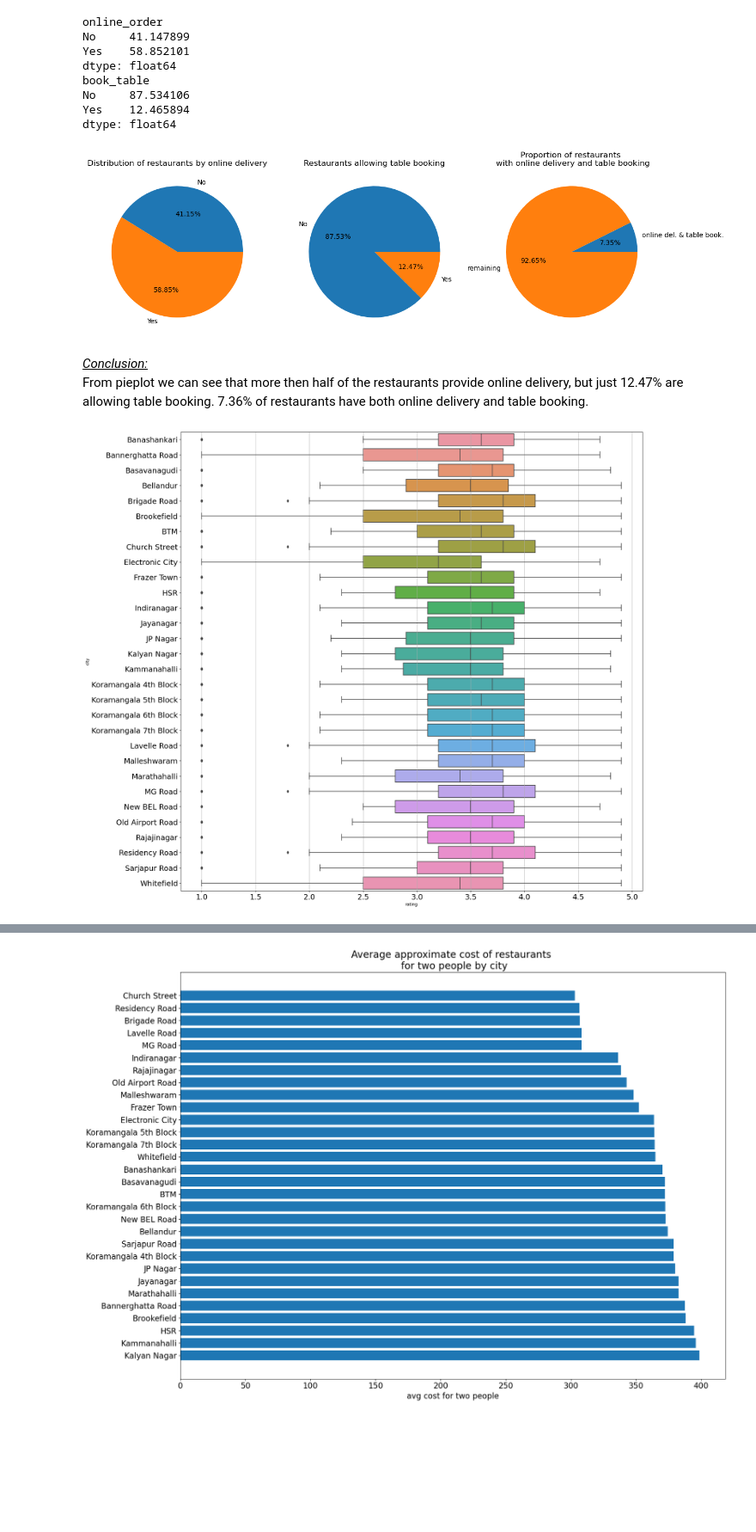
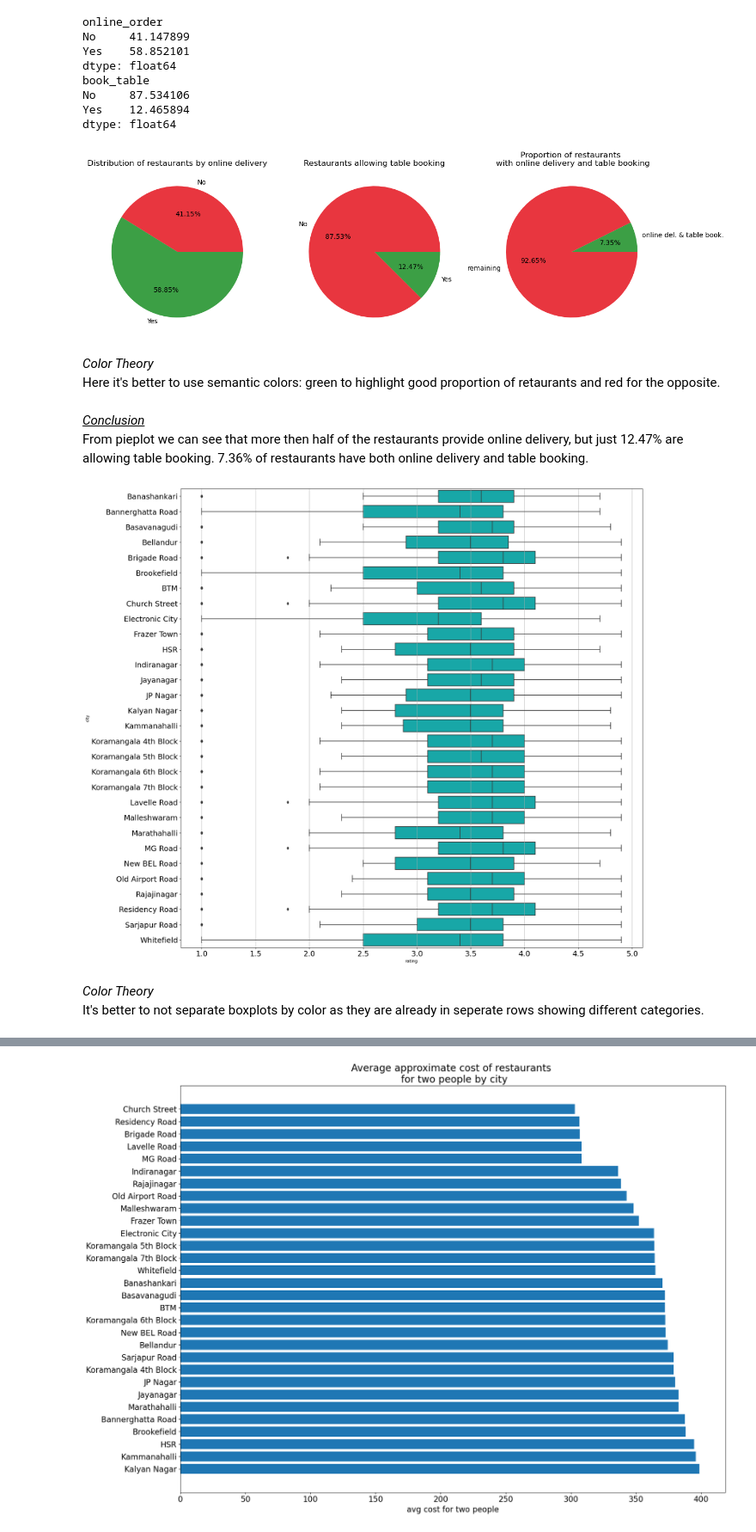
Before and after one commit to DianSim/zomato, a Jupyter notebook: zomato_EDA.ipynb, the cells around one changed output, grey strips where cells are left out. Shown at 86% size. Cells and saved outputs as stored; diff of their text form; code cells hidden in the pictures; blank space fills up the shorter version.

Commit message:
Improvement of colors of existing graphs

```diff
--- a/zomato_EDA.ipynb
+++ b/zomato_EDA.ipynb
@@ -510,14 +510,17 @@ dtype: float64
 # %%
 fig, (ax1, ax2, ax3) = plt.subplots(1, 3, figsize = (15, 6))
 
-ax1.pie(x = rest_online_order_distr, labels = rest_online_order_distr.index, autopct = "%.2f%%")
-ax2.pie(x = rest_table_booking_distr, labels = rest_table_booking_distr.index, autopct = "%.2f%%")
-ax3.pie(x=[crest_onln_del_tbl_bk, zmt.shape[0]-crest_onln_del_tbl_bk], labels=['online del. & table book.', 'remaining'], autopct = "%.2f%%")
+ax1.pie(x = rest_online_order_distr, labels = rest_online_order_distr.index, colors = ['#e3000bc9', '#078513c9'], autopct = "%.2f%%")
+ax2.pie(x = rest_table_booking_distr, labels = rest_table_booking_distr.index, colors = ['#e3000bc9', '#078513c9'], autopct = "%.2f%%")
+ax3.pie(x=[crest_onln_del_tbl_bk, zmt.shape[0]-crest_onln_del_tbl_bk], labels=['online del. & table book.', 'remaining'], colors = ['#078513c9', '#e3000bc9'], autopct = "%.2f%%")
 ax1.set_title('Distribution of restaurants by online delivery', fontdict={'fontsize':12})
 ax2.set_title('Restaurants allowing table booking', fontdict={'fontsize':12})
 a = ax3.set_title('Proportion of restaurants \n with online delivery and table booking')
 # %% [output]
-[figure, old version]
+[figure, new version]
+# %% [markdown]
+*Color Theory*
+Here it's better to use semantic colors: green to highlight good proportion of retaurants and red for the opposite.
 # %% [markdown]
-<u>_Conclusion:_</u>
+<u>_Conclusion_</u>
 From pieplot we can see that more then half of the restaurants provide online delivery, but just 12.47% are allowing table booking. 7.36% of restaurants have both online delivery and table booking.
@@ -526,9 +527,12 @@ From pieplot we can see that more then half of the restaurants provide online de
 # %%
 fig, ax = plt.subplots(1, 1, figsize = (20, 20))
-b = sns.boxplot(data=zmt, x='rating', y='city', orient='h', ax=ax)
+b = sns.boxplot(data=zmt, x='rating', y='city', orient='h', ax=ax, color='c')
 b.tick_params(labelsize=18)
 ax.yaxis.grid(False)
 ax.xaxis.grid(True)
 # %% [output]
-[figure, old version]
+[figure, new version]
+# %% [markdown]
+_Color Theory_
+It's better to not separate boxplots by color as they are already in seperate rows showing different categories.
 # %% [markdown]
```
Also changed, not shown: parts of 7 cells of this notebook.
